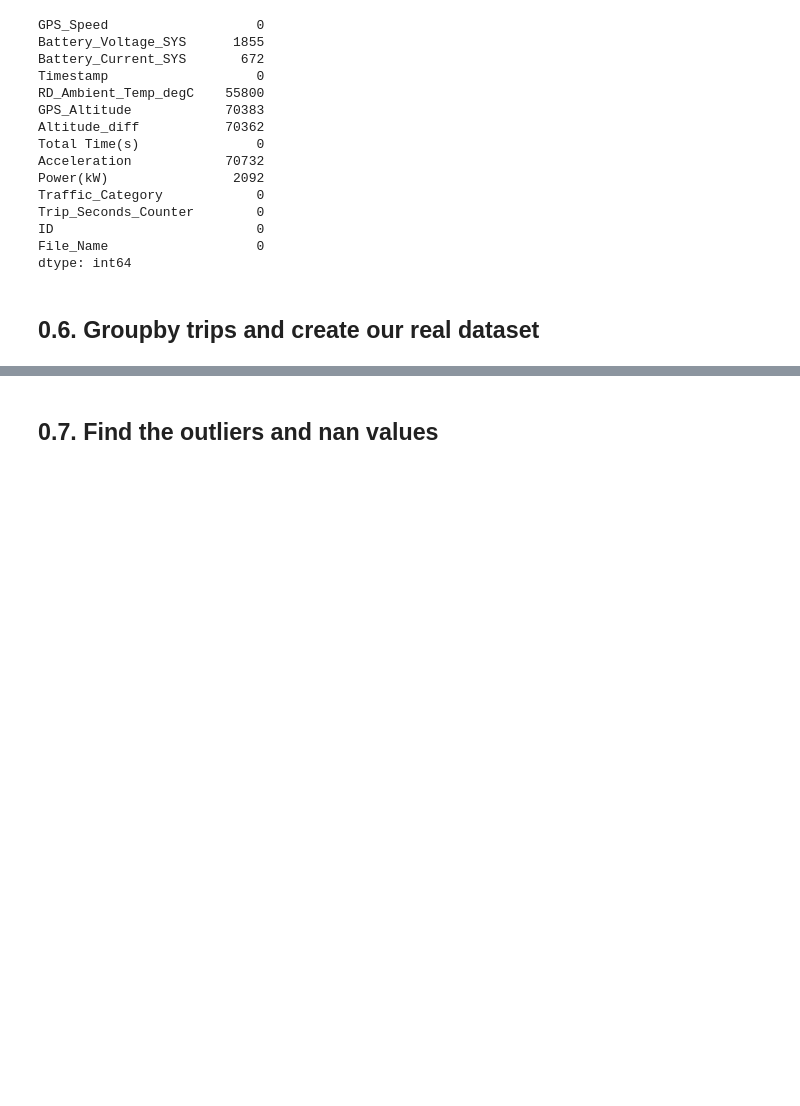
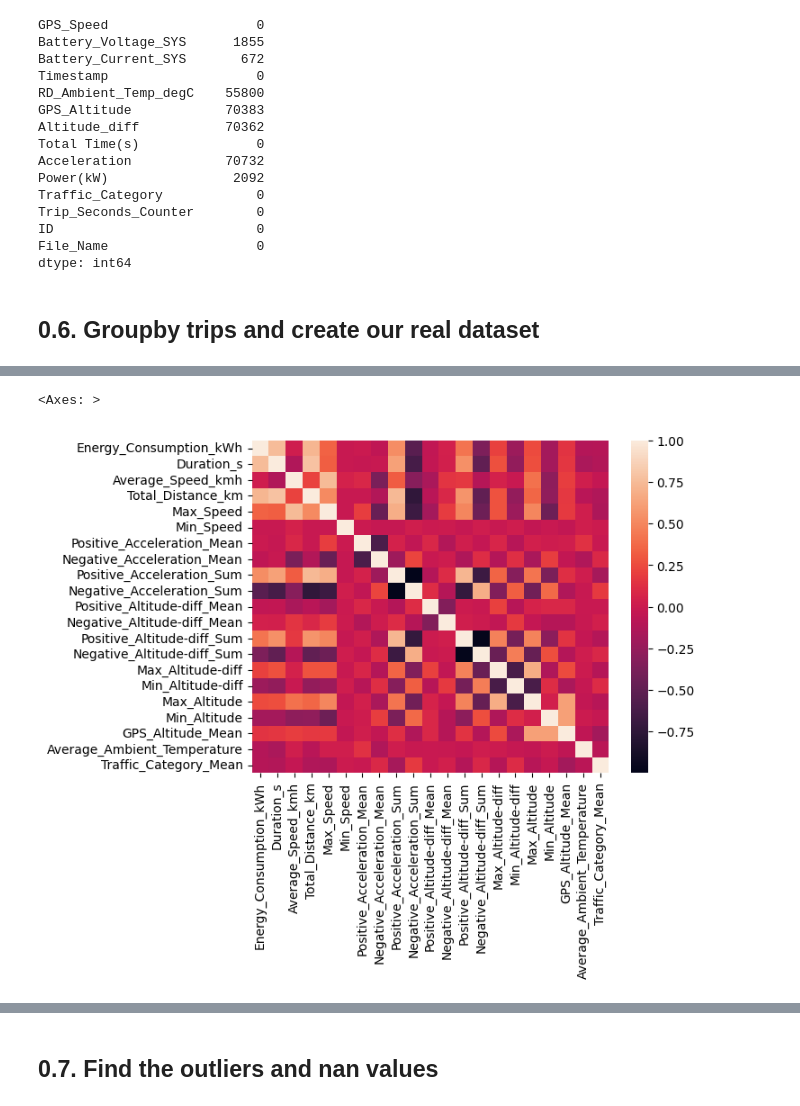
Before and after one commit to ydelipinar/Data_Based_Vehicle_Energy_Consumption_Modeling, a Jupyter notebook: ENS491_492_Project.ipynb, the cells around one changed output, grey strips where cells are left out. Cells and saved outputs as stored; diff of their text form; code cells hidden in the pictures; blank space fills up the shorter version.

```diff
--- a/ENS491_492_Project.ipynb
+++ b/ENS491_492_Project.ipynb
@@ -548,0 +551,5 @@ sns.heatmap(trip_metrics_df.corr(), cmap="YlGnBu")
+# %%
+sns.heatmap(trip_metrics_df.corr())
+# %% [output]
+<Axes: >
+[figure, added]
```
Also changed, not shown: parts of 3 cells of this notebook.
